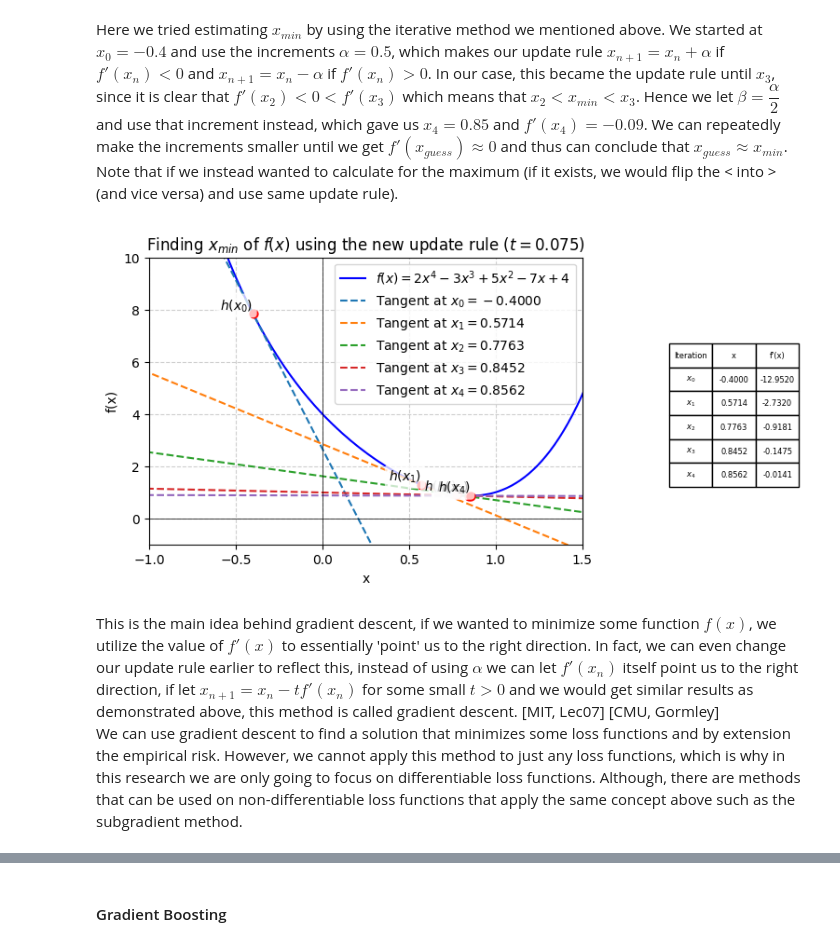
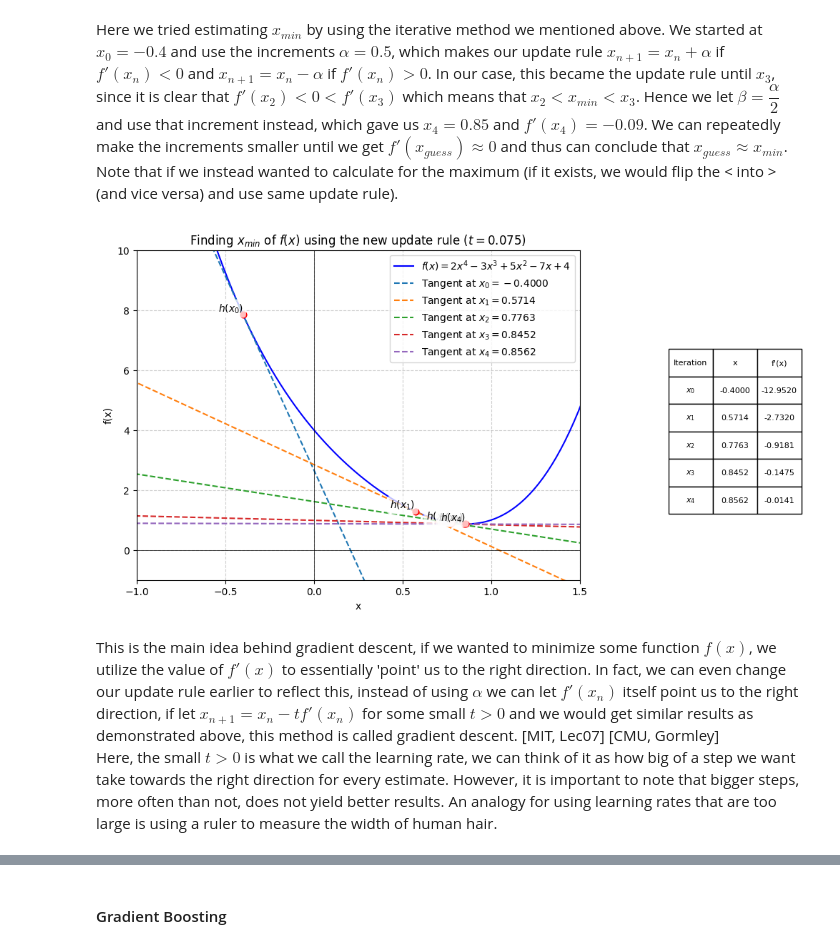
Before and after one commit to manganeseheptoxide/Undergraduate-Thesis, a Jupyter notebook: Resources/Notes.ipynb, the cells around one changed output, grey strips where cells are left out. Cells and saved outputs as stored; diff of their text form; code cells hidden in the pictures.

Commit message:
Finished the general prerequisites for gradient boosting

```diff
--- a/Resources/Notes.ipynb
+++ b/Resources/Notes.ipynb
@@ -550,7 +552,7 @@ y = f(x)
 tangent_points = [-0.4, 0.1, 0.6, 1.1, 0.85]
 
 # Create plot with enough space for the table
-fig, ax = plt.subplots(figsize=(6, 4))
+fig, ax = plt.subplots(figsize=(8, 6))
 ax.plot(x, y, label=r'$f(x) = 2x^4 - 3x^3 + 5x^2 - 7x + 4$', color='b')
 
 # Prepare data for the table
@@ -630,7 +632,7 @@ x = np.linspace(-5, 5, 400)  # Range from -5 to 5 with 400 points
 y = f(x)
 
 # Create plot with enough space for the table
-fig, ax = plt.subplots(figsize=(6, 4))
+fig, ax = plt.subplots(figsize=(8, 6))
 ax.plot(x, y, label=r'$f(x) = 2x^4 - 3x^3 + 5x^2 - 7x + 4$', color='b')
 
 # Prepare data for the table
@@ -648,34 +650,34 @@ for i, x0 in enumerate(tangent_points):
     # Label the tangent line at (x0, h(x0))
     ax.text(x0, y0, f'$h(x_{i})$', fontsize=10, verticalalignment='bottom', horizontalalignment='right',
              bbox=dict(facecolor='white', edgecolor='none', alpha=0.75, boxstyle='round,pad=0.3'))
 
     # Store data for table
     table_data.append([f"$x_{i}$", f"{x0:.4f}", f"{slope:.4f}"])
 
 # Adjust x and y axis range
 ax.set_xlim(-1, 1.5)  # Custom x-axis range
 ax.set_ylim(-1, 10)  # Custom y-axis range
 
 # Add reference lines
 ax.axhline(0, color='black', linewidth=0.5)
 ax.axvline(0, color='black', linewidth=0.5)
 ax.grid(True, linestyle='--', alpha=0.6)
 
 # Labels and title
 ax.set_xlabel('x')
 ax.set_ylabel('f(x)')
 ax.set_title('Finding $x_{min}$ of $f(x)$ using the new update rule ($t = 0.075$)')
 ax.legend()
 
 # Add table to the right side of the plot
 table = plt.table(cellText=table_data,
                   colLabels=["Iteration", "x", "f'(x)"],
                   cellLoc='center', loc='right', bbox=[1.2, 0.2, 0.3, 0.5])
 
 # Show the plot
 plt.show()
 # %% [output]
-[figure, old version]
+[figure, new version]
 # %% [markdown]
 This is the main idea behind gradient descent, if we wanted to minimize some function $f(x)$, we utilize the value of $f'(x)$ to essentially 'point' us to the right direction. In fact, we can even change our update rule earlier to reflect this, instead of using $\alpha$ we can let $f'(x_n)$ itself point us to the right direction, if let $x_{n+1} = x_{n} - tf'(x_n)$ for some small $t>0$ and we would get similar results as demonstrated above, this method is called gradient descent. [MIT, Lec07] [CMU, Gormley] \
-We can use gradient descent to find a solution that minimizes some loss functions and by extension the empirical risk. However, we cannot apply this method to just any loss functions, which is why in this research we are only going to focus on differentiable loss functions. Although, there are methods that can be used on non-differentiable loss functions that apply the same concept above such as the subgradient method.
+Here, the small $t>0$ is what we call the learning rate, we can think of it as how big of a step we want take towards the right direction for every estimate. However, it is important to note that bigger steps, more often than not, does not yield better results. An analogy for using learning rates that are too large is using a ruler to measure the width of human hair.
```
Also changed, not shown: parts of 13 cells of this notebook, 2 other files.
